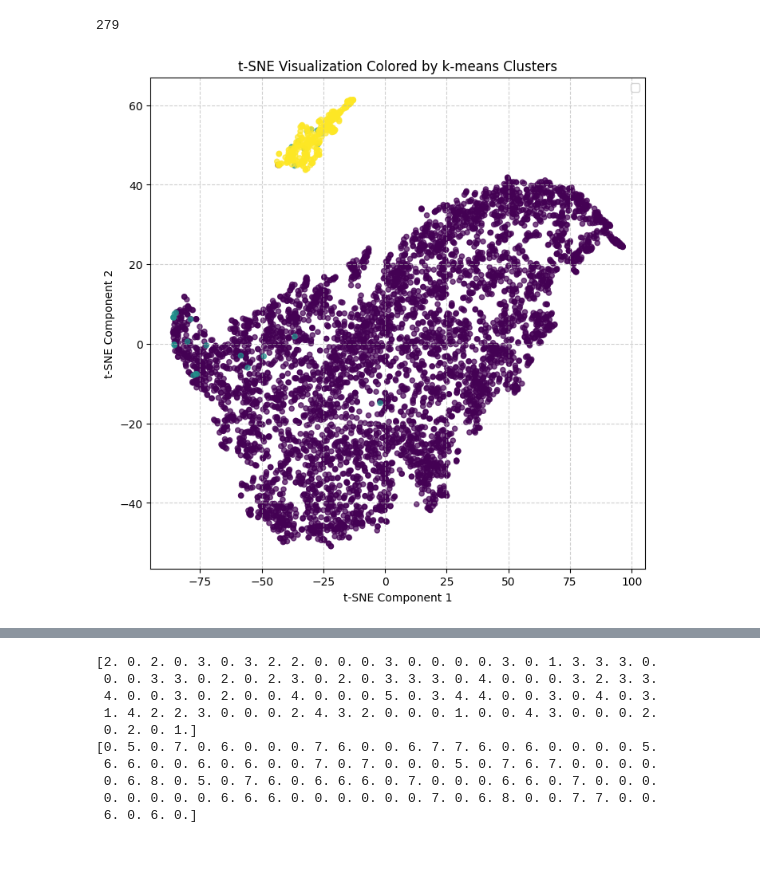
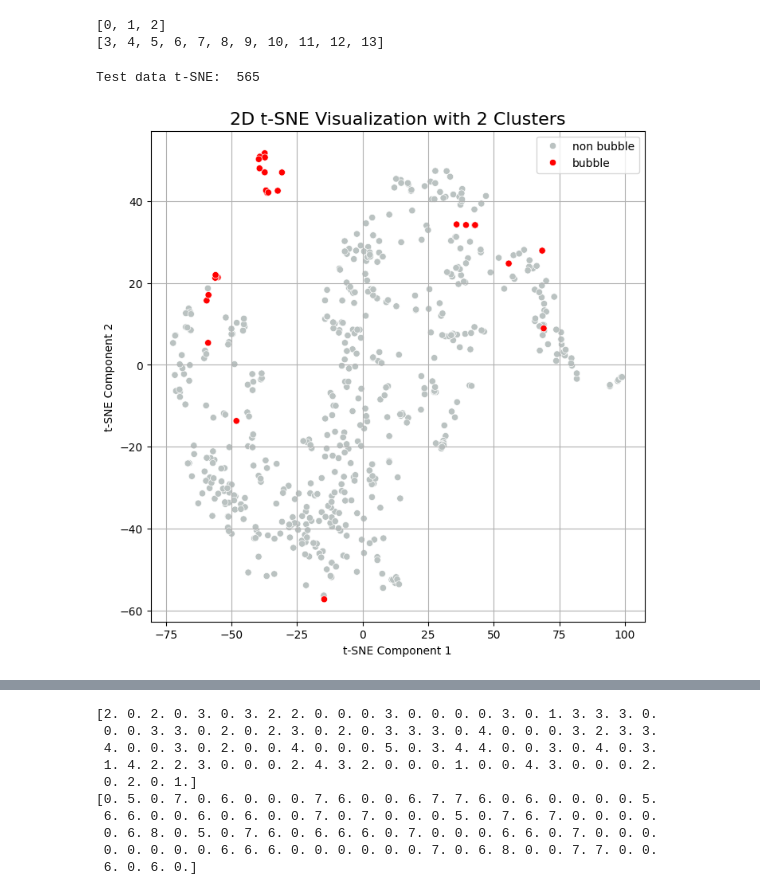
Before and after one commit to yudai-22/Cygnus-X_Molecular_Cloud_Analysis, a Jupyter notebook: Binary_classification/analysis/check_latent/t-SNE.ipynb, the cells around one changed output, grey strips where cells are left out. Drawn from its saved outputs; the diff is of its cells as text; code cells hidden in the pictures; blank space fills up the shorter version.

```diff
--- a/Binary_classification/analysis/check_latent/t-SNE.ipynb
+++ b/Binary_classification/analysis/check_latent/t-SNE.ipynb
@@ -61,32 +61,60 @@ cluster_labels = [0]*len(all_region_latent) + [1]*(int(len(bubble_region_latent)
 # %%
-len(bubble_region_latent)
+removal_test_val = int(len(all_region_latent)/10)
+bubble_test_val = int(len(bubble_region_latent)/10)
+
+test_cluster_labels = ["non bubble"]*removal_test_val + ["bubble"]*bubble_test_val
-# %% [output]
-279
+# %%
+a = [0,1,2,3,4,5,6,7,8,9,10,11,12,13]
+b = 3
+print(a[:b])
+print(a[b:])
+# %% [output]
+[0, 1, 2]
+[3, 4, 5, 6, 7, 8, 9, 10, 11, 12, 13]
+# %%
+all_val = len(all_region_latent)
+test_digits_tsne = np.concatenate((digits_tsne[:removal_test_val], digits_tsne[all_val:(all_val+bubble_test_val)]))
+
+if len(test_digits_tsne) == removal_test_val+bubble_test_val:
+    print("Test data t-SNE: ", len(test_digits_tsne))
+else:
+    print("Wrong")
+# %% [output]
+Test data t-SNE:  565
 # %%
-plt.figure(figsize=(8, 8))
+# plt.figure(figsize=(8, 8))
 
-# 散布図のプロット。c=cluster_labels でクラスターラベルに基づいて色を割り当てる
-scatter = plt.scatter(digits_tsne[:, 0], digits_tsne[:, 1],
-                      c=cluster_labels,
-                      cmap='viridis', # カラーマップの指定
-                      s=20, # ポイントのサイズ
-                      alpha=0.7) # 透明度
+# # 散布図のプロット。c=cluster_labels でクラスターラベルに基づいて色を割り当てる
+# scatter = plt.scatter(digits_tsne[:, 0], digits_tsne[:, 1],
+#                       c=test_cluster_labels,
+#                       cmap='viridis', # カラーマップの指定
+#                       s=20, # ポイントのサイズ
+#                       alpha=0.7) # 透明度
 
-# 凡例の追加
-legend1 = plt.legend(*scatter.legend_elements(),
-                     title="Clusters",
-                     loc="lower left",
-                     bbox_to_anchor=(1.05, 0))
-plt.gca().add_artist(legend1)
-plt.legend()
+# # 凡例の追加
+# legend1 = plt.legend(*scatter.legend_elements(),
+#                      title="Clusters",
+#                      loc="lower left",
+#                      bbox_to_anchor=(1.05, 0))
+# plt.gca().add_artist(legend1)
+# plt.legend()
 
-plt.title('t-SNE Visualization Colored by k-means Clusters')
-plt.xlabel('t-SNE Component 1')
-plt.ylabel('t-SNE Component 2')
-plt.grid(True, linestyle='--', alpha=0.6)
-plt.show()
+# plt.title('t-SNE Visualization Colored by k-means Clusters')
+# plt.xlabel('t-SNE Component 1')
+# plt.ylabel('t-SNE Component 2')
+# plt.grid(True, linestyle='--', alpha=0.6)
+# plt.show()
-# %% [output]
-[figure, removed]
+# %%
+plt.figure(figsize=(8, 8))
+sns.scatterplot(x=test_digits_tsne[:, 0], y=test_digits_tsne[:, 1], hue=test_cluster_labels, palette=["#bac2c1", "#ff0000"])
+plt.title('2D t-SNE Visualization with 2 Clusters', fontsize=16)
+plt.xlabel('t-SNE Component 1')
+plt.ylabel('t-SNE Component 2')
+plt.grid()
+plt.savefig("2D_t-SNE_Visualization_partial_test.png")
+plt.show()
+# %% [output]
+[figure, added]
 # %%
 plt.figure(figsize=(8, 8))
 sns.scatterplot(x=digits_tsne[:, 0], y=digits_tsne[:, 1], hue=cluster_labels, palette=["#bac2c1", "#ff0000"])
```
Also changed, not shown: parts of 3 cells of this notebook, 7 other files.
